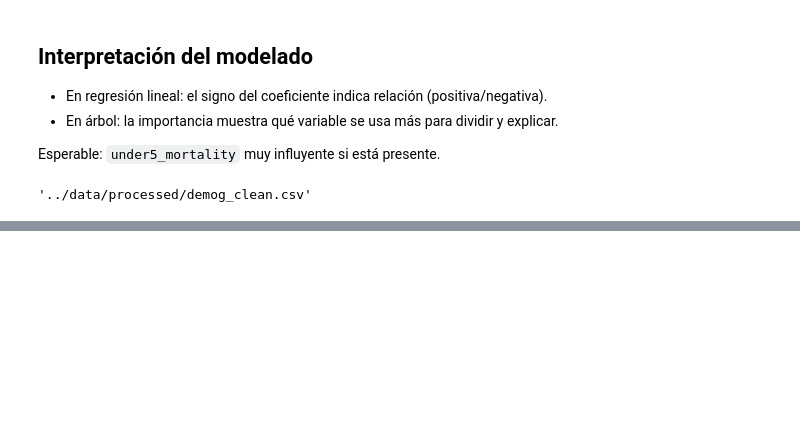
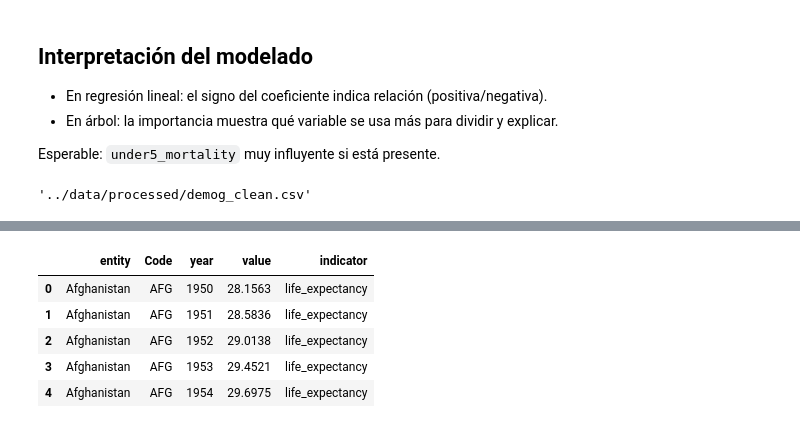
Before and after one commit to dori1888/machine-learning-final-project, a Jupyter notebook: proyecto_final.ipynb, the cells around one changed output, grey strips where cells are left out. Saved outputs shown, nothing was run; the diff lists cells and outputs as text; code cells hidden in the pictures; blank space fills up the shorter version.

```diff
--- a/proyecto_final.ipynb
+++ b/proyecto_final.ipynb
@@ -369,0 +468,17 @@ clean_path
+# %%
+life = life.rename(columns={
+    "Entity": "entity",
+    "Year": "year",
+    "Life expectancy": "value"
+})
+
+life["indicator"] = "life_expectancy"
+
+life.head()
+# %% [output]
+|  | entity | Code | year | value | indicator |
+| 0 | Afghanistan | AFG | 1950 | 28.1563 | life_expectancy |
+| 1 | Afghanistan | AFG | 1951 | 28.5836 | life_expectancy |
+| 2 | Afghanistan | AFG | 1952 | 29.0138 | life_expectancy |
+| 3 | Afghanistan | AFG | 1953 | 29.4521 | life_expectancy |
+| 4 | Afghanistan | AFG | 1954 | 29.6975 | life_expectancy |
```
Also changed, not shown: parts of 24 cells of this notebook.
